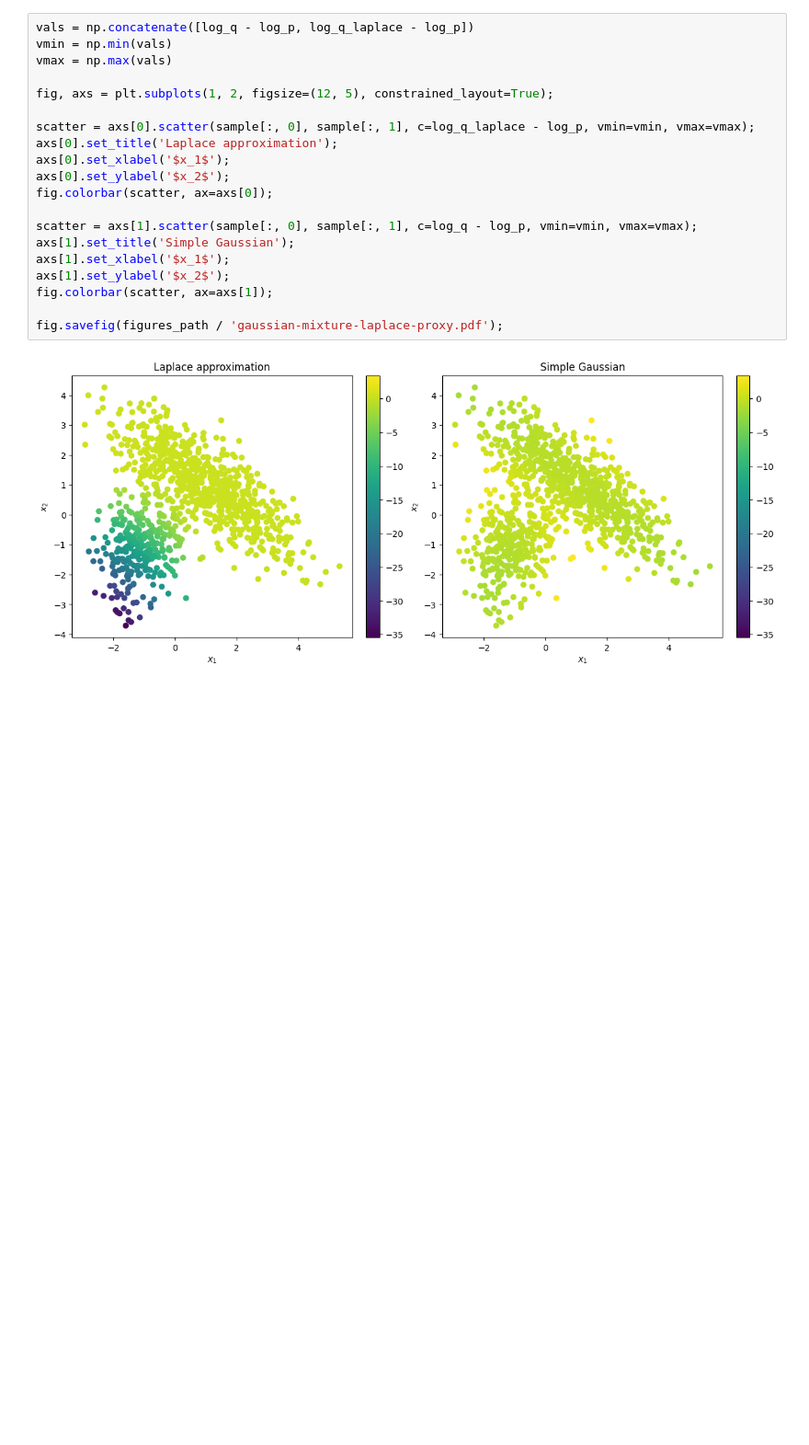
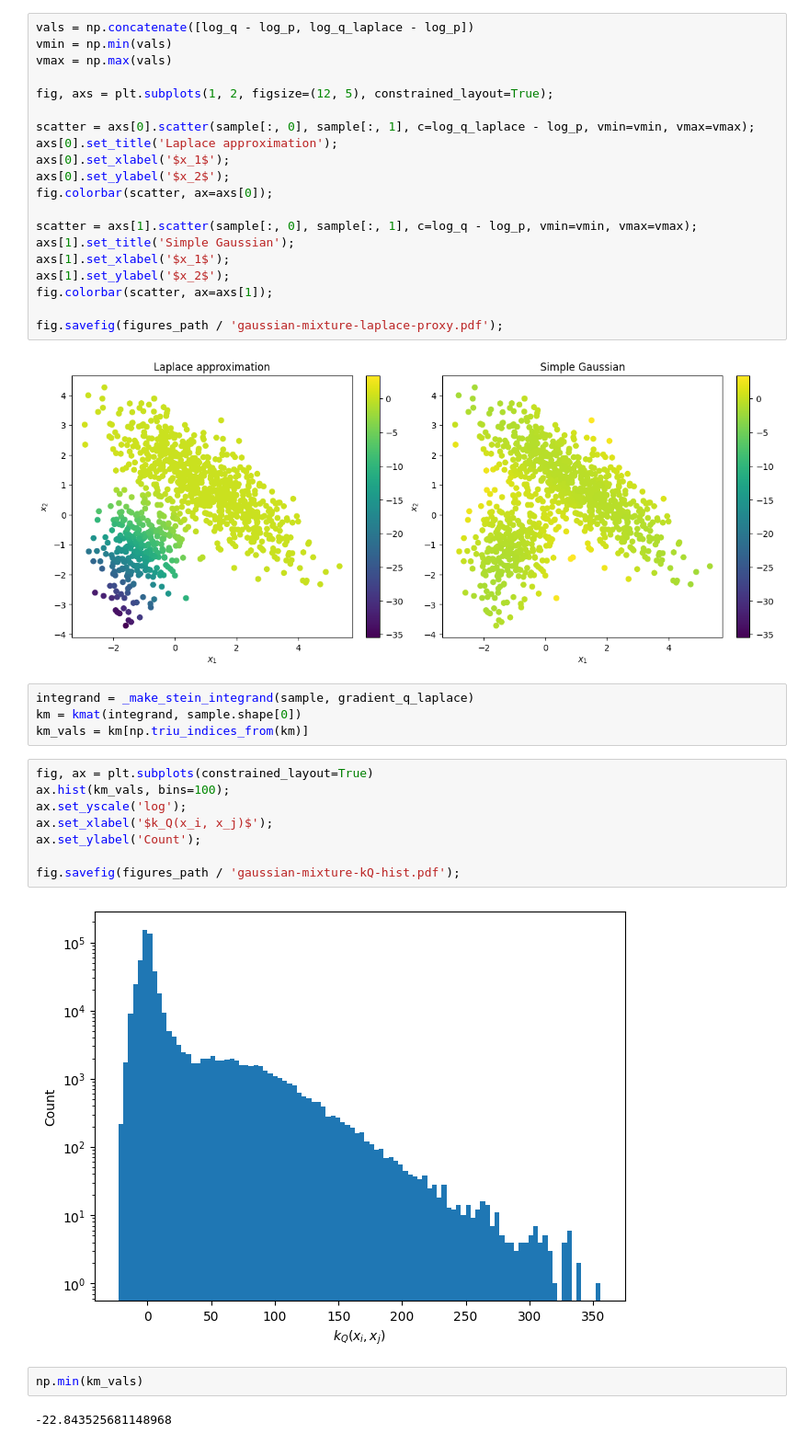
Before and after one commit to aglebov/gradient-free-mcmc-postprocessing, a Jupyter notebook: code/Gaussian_mixture.ipynb, the cells around one changed output. Shown at 92% size. Cells and saved outputs as stored; diff of their text form; blank space fills up the shorter version.

Commit message:
Further explanation for failure of Laplace approximation for Gaussian mixture

```diff
--- a/code/Gaussian_mixture.ipynb
+++ b/code/Gaussian_mixture.ipynb
@@ -478,3 +478,21 @@ fig.colorbar(scatter, ax=axs[1]);
 fig.savefig(figures_path / 'gaussian-mixture-laplace-proxy.pdf');
 # %% [output]
 [figure]
+# %%
+integrand = _make_stein_integrand(sample, gradient_q_laplace)
+km = kmat(integrand, sample.shape[0])
+km_vals = km[np.triu_indices_from(km)]
+# %%
+fig, ax = plt.subplots(constrained_layout=True)
+ax.hist(km_vals, bins=100);
+ax.set_yscale('log');
+ax.set_xlabel('$k_Q(x_i, x_j)$');
+ax.set_ylabel('Count');
+
+fig.savefig(figures_path / 'gaussian-mixture-kQ-hist.pdf');
+# %% [output]
+[figure, added]
+# %%
+np.min(km_vals)
+# %% [output]
+-22.843525681148968
```
Also changed, not shown: parts of 5 cells of this notebook, 8 other files.
